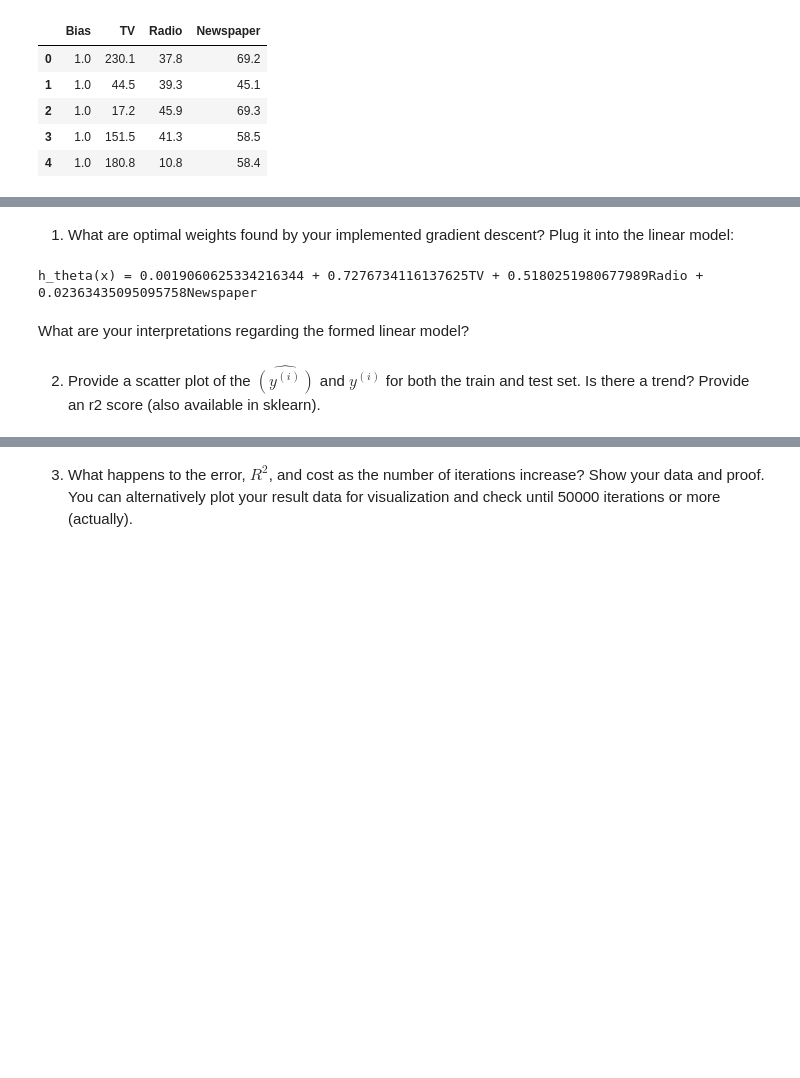
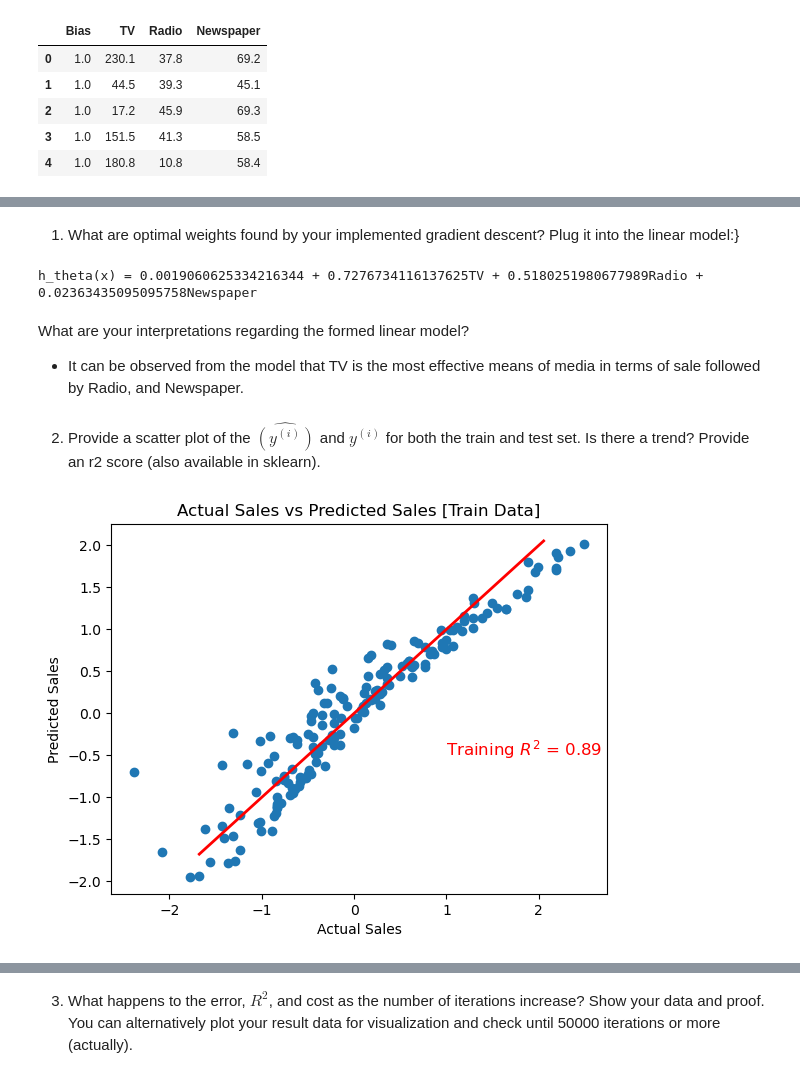
Before and after one commit to dreeew05/CMSC-197, a Jupyter notebook: Assignment 2/hw3-bulaong.ipynb, the cells around one changed output, grey strips where cells are left out. Cells and saved outputs as stored; diff of their text form; code cells hidden in the pictures; blank space fills up the shorter version.

```diff
--- a/Assignment 2/hw3-bulaong.ipynb
+++ b/Assignment 2/hw3-bulaong.ipynb
@@ -180,5 +184,5 @@ Questions
 # %% [markdown]
-1. What are optimal weights found by your implemented gradient descent? Plug it into the linear model:
+1. What are optimal weights found by your implemented gradient descent? Plug it into the linear model:}
 # %%
 bias = weights[0]
 theta_tv = weights[1]
@@ -188,8 +192,21 @@ theta_newspaper = weights[3]
 print(f'h_theta(x) = {bias} + {theta_tv}TV + {theta_radio}Radio + {theta_newspaper}Newspaper')
 # %% [output]
 h_theta(x) = 0.0019060625334216344 + 0.7276734116137625TV + 0.5180251980677989Radio + 0.02363435095095758Newspaper
-# %% [markdown]
-What are your interpretations regarding the formed linear model?
+# %% [markdown]
+What are your interpretations regarding the formed linear model?
+
+- It can be observed from the model that TV is the most effective means of media in terms of sale followed by Radio, and Newspaper.
 # %% [markdown]
 2. Provide a scatter plot of the $\hat{(y^{(i)})}$ and $y^{(i)}$ for both the train and test set. Is there a trend? Provide an r2 score (also available in sklearn).
+# %%
+plt.scatter(y_train, y_hat_train, label='Training Data')
+plt.title("Actual Sales vs Predicted Sales [Train Data]")
+plt.xlabel("Actual Sales")
+plt.ylabel("Predicted Sales")
+plt.plot([min(y_test), max(y_test)], [min(y_test), max(y_test)], color="red", lw=2)
+train_r2 = r2_score(y_train, y_hat_train)
+plt.text(1, -0.5, f"Training $R^2$ = {train_r2:.2f}", fontsize=12, color="red")
+plt.show()
+# %% [output]
+[figure, added]
 # %%
```
Also changed, not shown: parts of 24 cells of this notebook, 1 other file.
